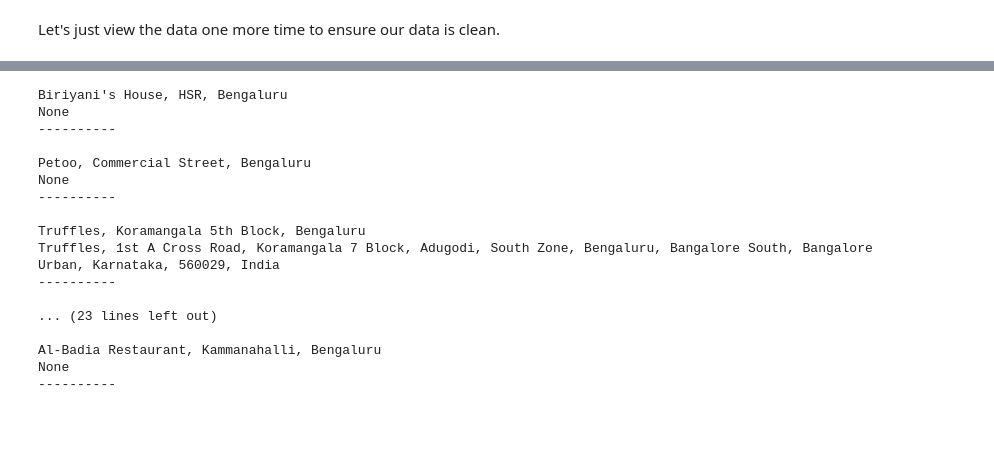
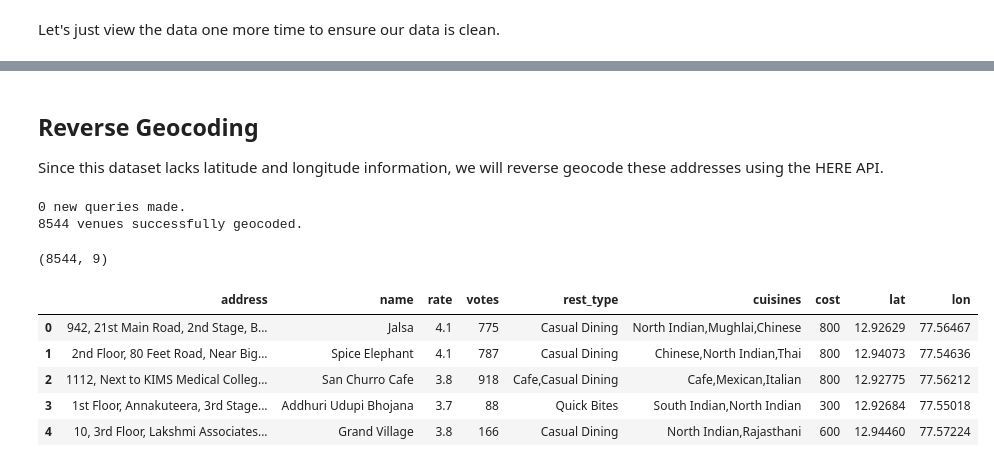
Before and after one commit to ngjoseph/Coursera_Capstone, a Jupyter notebook: notebooks/03_bangalore_zomato_data.ipynb, the cells around one changed output, grey strips where cells are left out. Drawn from its saved outputs; the diff is of its cells as text; code cells hidden in the pictures; blank space fills up the shorter version.

```diff
--- a/notebooks/03_bangalore_zomato_data.ipynb
+++ b/notebooks/03_bangalore_zomato_data.ipynb
@@ -229,26 +187,4 @@ testset.head(10)
-# %%
-for i,r in testset.iterrows():
-    q = ', '.join([r['name'], r['location'], 'Bengaluru'])
-    print(q)
-    with testlmt:
-        resp = testgc.geocode(q)
-    print(resp)
-    print('----------\n')
-# %% [output]
-Biriyani's House, HSR, Bengaluru
-None
-----------
-
-Petoo, Commercial Street, Bengaluru
-None
-----------
-
-Truffles, Koramangala 5th Block, Bengaluru
-Truffles, 1st A Cross Road, Koramangala 7 Block, Adugodi, South Zone, Bengaluru, Bangalore South, Bangalore Urban, Karnataka, 560029, India
-----------
-
-... (23 lines left out)
-
-Al-Badia Restaurant, Kammanahalli, Bengaluru
-None
-----------
+# %% [markdown]
+## Reverse Geocoding
+
+Since this dataset lacks latitude and longitude information, we will reverse geocode these addresses using the HERE API.
@@ -254,0 +205,50 @@ None
+# %%
+# Empty lists to store responses
+locations = []
+
+queries = df_zomato[['address']].to_records(index = True)
+
+new_queries = 0 # Added variable to track number of records retrieved from cache
+
+with Cache(here_cache) as cache:
+    for index, address in tqdm(queries):
+        query = address
+        key = str(query) #! key must be a unique string
+
+        if key in cache:
+            response = cache[key] # Read cached value
+        else:
+            with limiter:
+                response = geocoder.geocode(query, timeout = 10)
+                cache[key] = response # Set cache value
+                new_queries += 1
+
+        if response:
+            location = (index, response.latitude, response.longitude)
+            locations.append(location)
+
+print('{} new queries made.'.format(new_queries))
+print('{} venues successfully geocoded.'.format(len(locations)))
+# %% [output]
+0 new queries made.
+8544 venues successfully geocoded.
+# %%
+# Add the geocoded info to a new dataframe and set the index correctly
+df_zomato_geocode = pd.DataFrame(locations, columns = ['index', 'lat', 'lon'])\
+    .set_index('index', drop=True)
+df_zomato_geocode.head()
+
+# Inner join with existing zomato data and reset index
+df_zomato = df_zomato.merge(df_zomato_geocode, how='inner', left_index=True, right_index = True)\
+    .reset_index(drop = True)
+
+print(df_zomato.shape)
+df_zomato.head()
+# %% [output]
+(8544, 9)
+|  | address | name | rate | votes | rest_type | cuisines | cost | lat | lon |
+| 0 | 942, 21st Main Road, 2nd Stage, B... | Jalsa | 4.1 | 775 | Casual Dining | North Indian,Mughlai,Chinese | 800 | 12.92629 | 77.56467 |
+| 1 | 2nd Floor, 80 Feet Road, Near Big... | Spice Elephant | 4.1 | 787 | Casual Dining | Chinese,North Indian,Thai | 800 | 12.94073 | 77.54636 |
+| 2 | 1112, Next to KIMS Medical Colleg... | San Churro Cafe | 3.8 | 918 | Cafe,Casual Dining | Cafe,Mexican,Italian | 800 | 12.92775 | 77.56212 |
+| 3 | 1st Floor, Annakuteera, 3rd Stage... | Addhuri Udupi Bhojana | 3.7 | 88 | Quick Bites | South Indian,North Indian | 300 | 12.92684 | 77.55018 |
+| 4 | 10, 3rd Floor, Lakshmi Associates... | Grand Village | 3.8 | 166 | Casual Dining | North Indian,Rajasthani | 600 | 12.94460 | 77.57224 |
```
Also changed, not shown: parts of 28 cells of this notebook, 3 other files.
